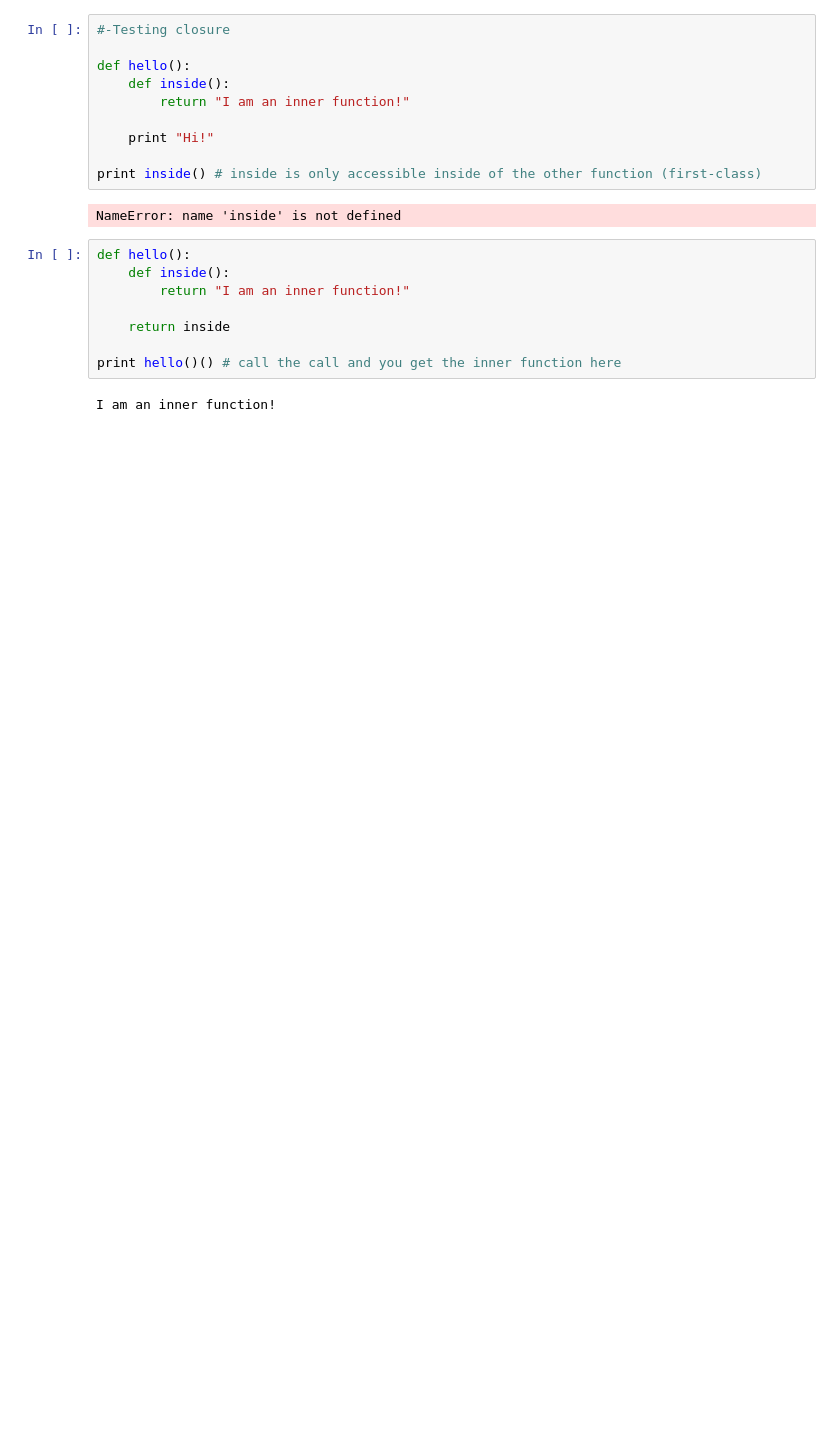
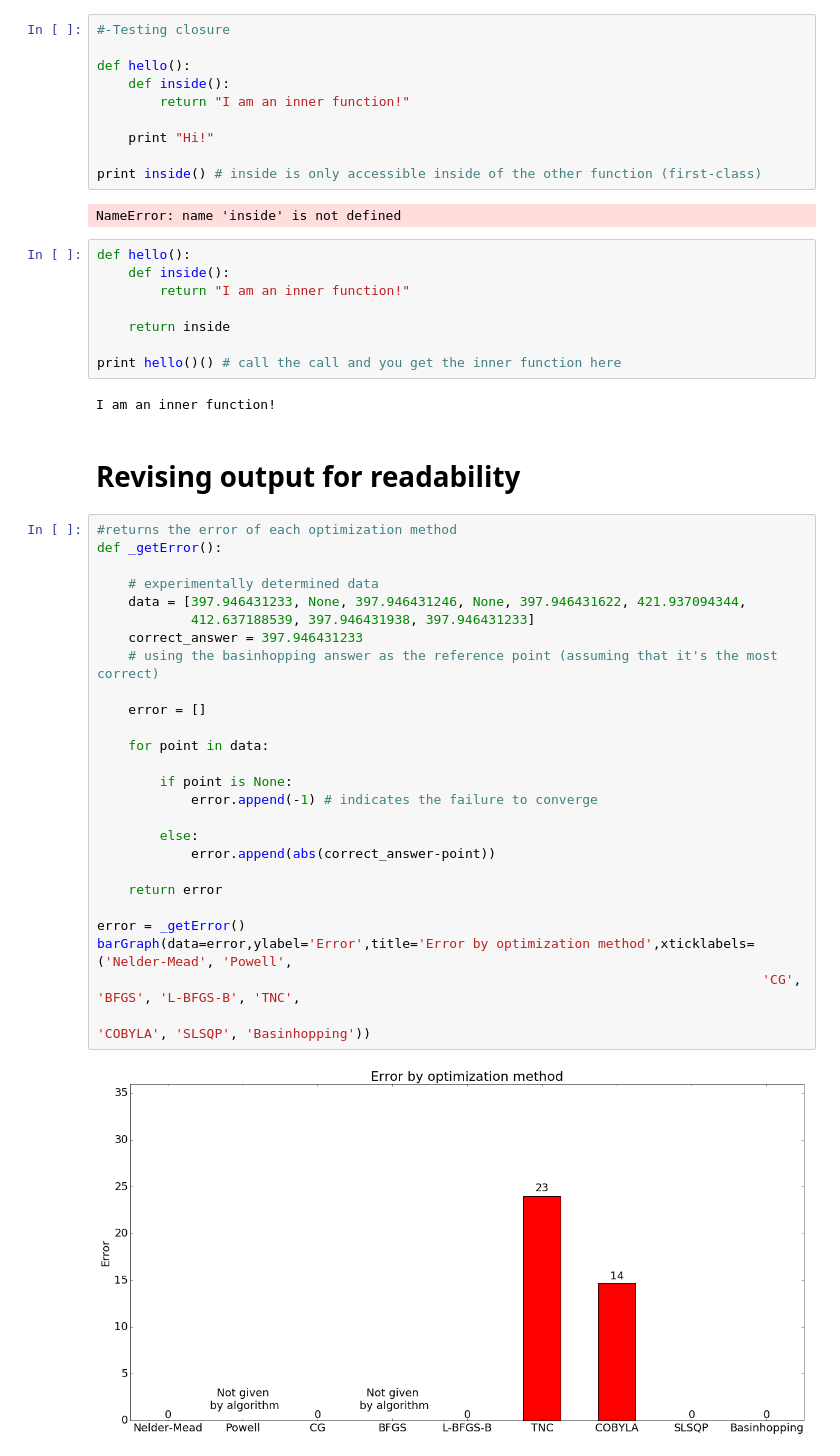
Before and after one commit to ednusi/MatPy, a Jupyter notebook: Optimizing Using Alternate Methods.ipynb, the cells around one changed output. Saved outputs shown, nothing was run; the diff lists cells and outputs as text; blank space fills up the shorter version.

```diff
--- a/Optimizing Using Alternate Methods.ipynb
+++ b/Optimizing Using Alternate Methods.ipynb
@@ -505,3 +506,33 @@ def hello():
 print hello()() # call the call and you get the inner function here
 # %% [output]
 I am an inner function!
+# %% [markdown]
+# Revising output for readability
+# %%
+#returns the error of each optimization method
+def _getError():
+
+    # experimentally determined data
+    data = [397.946431233, None, 397.946431246, None, 397.946431622, 421.937094344,
+            412.637188539, 397.946431938, 397.946431233]
+    correct_answer = 397.946431233
+    # using the basinhopping answer as the reference point (assuming that it's the most correct)
+
+    error = []
+
+    for point in data:
+
+        if point is None:
+            error.append(-1) # indicates the failure to converge
+
+        else:
+            error.append(abs(correct_answer-point))
+
+    return error
+
+error = _getError()
+barGraph(data=error,ylabel='Error',title='Error by optimization method',xticklabels=('Nelder-Mead', 'Powell',
+                                                                                     'CG', 'BFGS', 'L-BFGS-B', 'TNC',
+                                                                                     'COBYLA', 'SLSQP', 'Basinhopping'))
+# %% [output]
+[figure, added]
```
Also changed, not shown: parts of 6 cells of this notebook, 10 other files.
